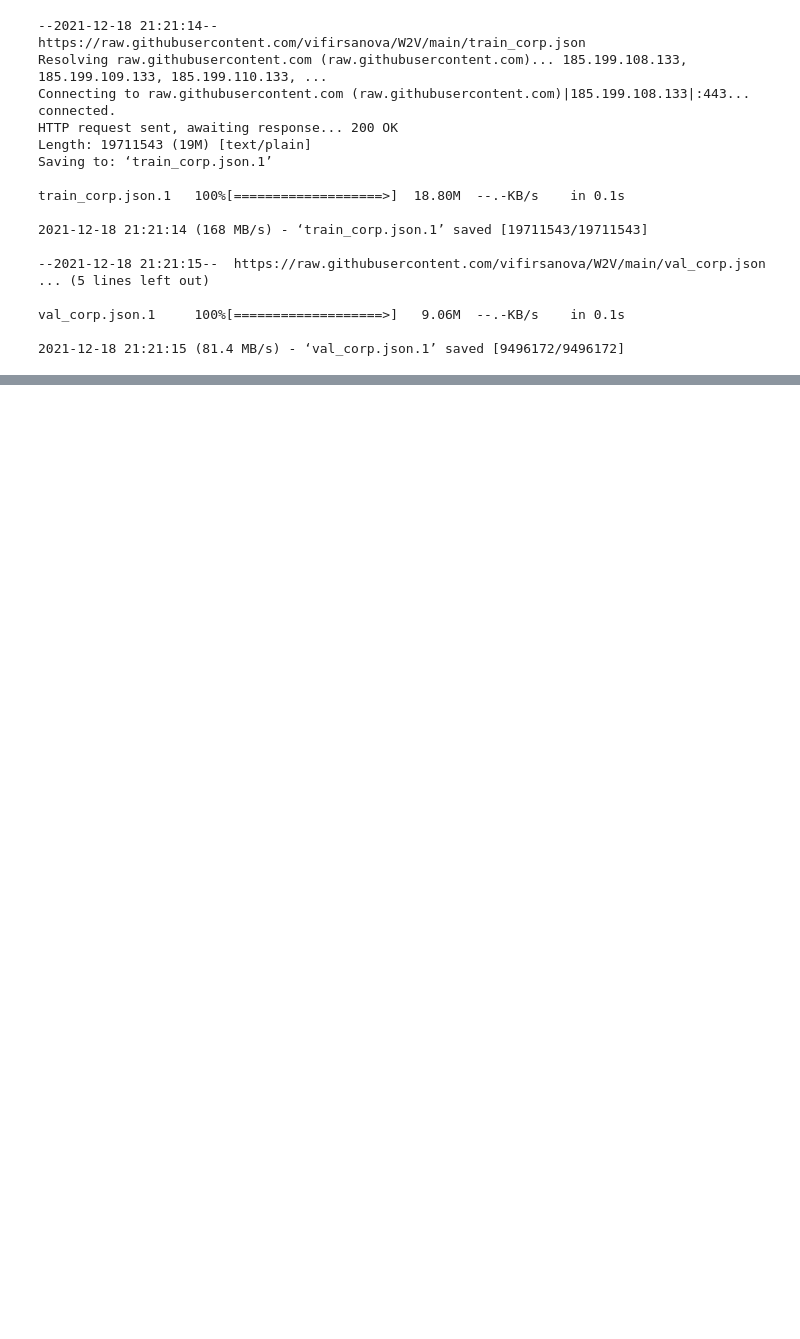
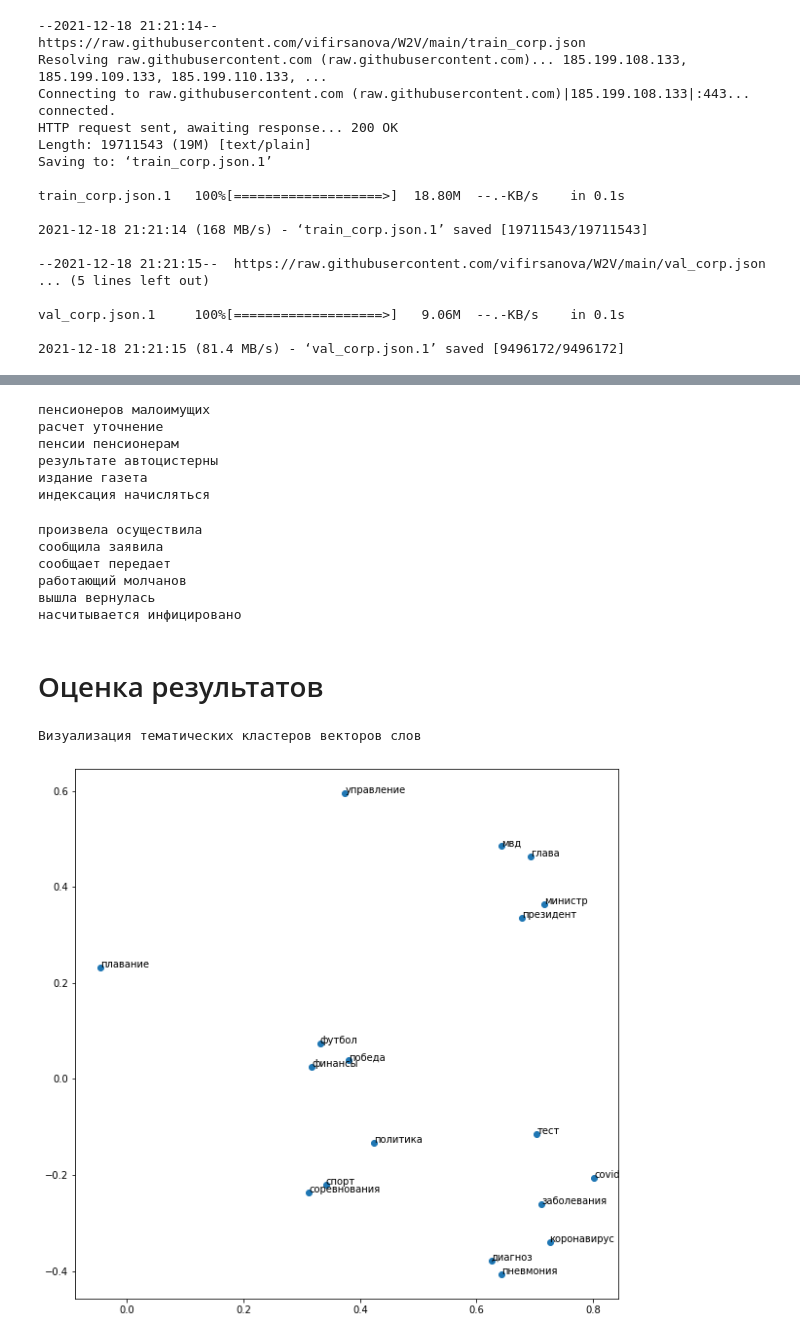
Before and after one commit to vifirsanova/W2V, a Jupyter notebook: Firsanova_W2V_zachet.ipynb, the cells around one changed output, grey strips where cells are left out. Saved outputs shown, nothing was run; the diff lists cells and outputs as text; code cells hidden in the pictures; blank space fills up the shorter version.

```diff
--- a/Firsanova_W2V_zachet.ipynb
+++ b/Firsanova_W2V_zachet.ipynb
@@ -185,0 +208,27 @@ with open('val_corp.json', 'w') as f:
+# %%
+# построим токенизатор, который приводит тексты к нижнему регистру и удаляет все символы, кроме букв и цифр
+def tokenizer(text):
+    """
+    Токенизатор
+    :text: текст для токенизации (str)
+    :return: токенизированный текст (list)
+    """
+    tokens = re.compile(r'[\w\d]+').findall(text.lower())
+    return [token for token in tokens if len(token)]
+
+
+# функция для токенизации корпуса
+def tokenize(corpus, tokenizer=tokenizer):
+    """
+    Токенизация
+    :corpus: корпус текстов или датасет (list)
+    :tokenizer: типа токенизатора (func)
+    :return: токенизированный корпус/датасет (list)
+    """
+    return [tokenizer(text) for text in corpus]
+
+
+# токенизируем
+train_tokenized = tokenize(train)
+val_tokenized = tokenize(val)
+print(f"{Fore.RED}Образец токенизированного текста:{Style.RESET_ALL}\n", ' '.join(train_tokenized[0]))
@@ -216,0 +867,49 @@ with open('val_corp.json', encoding='utf-8', newline='') as json_file:
+# %%
+# SkipGram
+for i in range(30):
+  if list(val_data.items())[i][1][0] == 'NOUN':
+    try:
+      print(list(val_data.items())[i][0], skip.wv.most_similar(list(val_data.items())[i][0])[0][0])
+    except:
+      pass
+# %% [output]
+пенсионеров малоимущих
+расчет уточнение
+пенсии пенсионерам
+результате автоцистерны
+издание газета
+индексация начисляться
+# %%
+# SkipGram
+for i in range(50):
+  if list(val_data.items())[i][1][0] == 'VERB':
+    try:
+      print(list(val_data.items())[i][0], skip.wv.most_similar(list(val_data.items())[i][0])[0][0])
+    except:
+      pass
+# %% [output]
+произвела осуществила
+сообщила заявила
+сообщает передает
+работающий молчанов
+вышла вернулась
+насчитывается инфицировано
+# %% [markdown]
+# Оценка результатов
+# %%
+# SkipGram
+clustering_words = ['коронавирус', 'covid', 'тест', 'диагноз', 'пневмония', 'заболевания', 'футбол', 'спорт', 'плавание', 'соревнования', 'победа', 'политика', 'президент', 'министр', 'финансы', 'управление', 'глава', 'мвд']
+skip_vecs = skip.get_vectors(*clustering_words)
+print("Визуализация тематических кластеров векторов слов")
+
+fig, ax = plt.subplots()
+fig.set_size_inches((10, 10))
+projections = TruncatedSVD().fit_transform(skip_vecs)
+x = projections[:, 0]
+y = projections[:, 1]
+ax.scatter(x, y)
+for cur_x, cur_y, cur_label in zip(x, y, clustering_words):
+    ax.annotate(cur_label, (cur_x, cur_y))
+# %% [output]
+Визуализация тематических кластеров векторов слов
+[figure, added]
```
Also changed, not shown: parts of 35 cells of this notebook.
